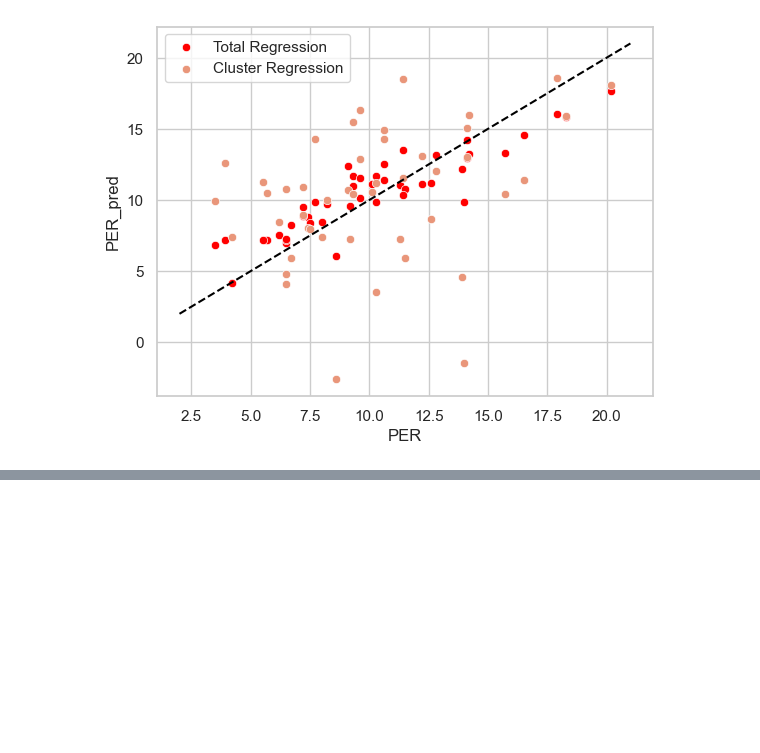
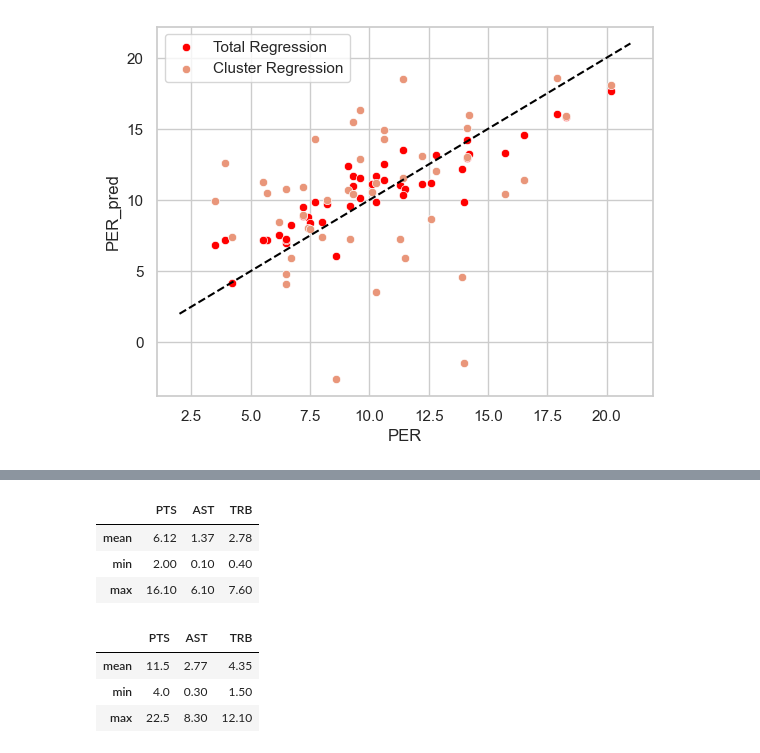
Before and after one commit to ywateba/fds_2023_project, a Jupyter notebook: final_project (4).ipynb, the cells around one changed output, grey strips where cells are left out. Cells and saved outputs as stored; diff of their text form; code cells hidden in the pictures; blank space fills up the shorter version.

```diff
--- a/final_project (4).ipynb
+++ b/final_project (4).ipynb
@@ -1490,0 +1542,16 @@ plt.show()
+# %%
+cluster_3=df[df["kmeans_label"]==1]
+np.round(cluster_3[["PTS","AST","TRB"]].describe().loc[['mean', 'min','max']],2)
+# %% [output]
+|  | PTS | AST | TRB |
+| mean | 6.12 | 1.37 | 2.78 |
+| min | 2.00 | 0.10 | 0.40 |
+| max | 16.10 | 6.10 | 7.60 |
+# %%
+cluster_3=df[df["kmeans_label"]==0]
+np.round(cluster_3[["PTS","AST","TRB"]].describe().loc[['mean', 'min','max']],2)
+# %% [output]
+|  | PTS | AST | TRB |
+| mean | 11.5 | 2.77 | 4.35 |
+| min | 4.0 | 0.30 | 1.50 |
+| max | 22.5 | 8.30 | 12.10 |
```
Also changed, not shown: parts of 16 cells of this notebook.
